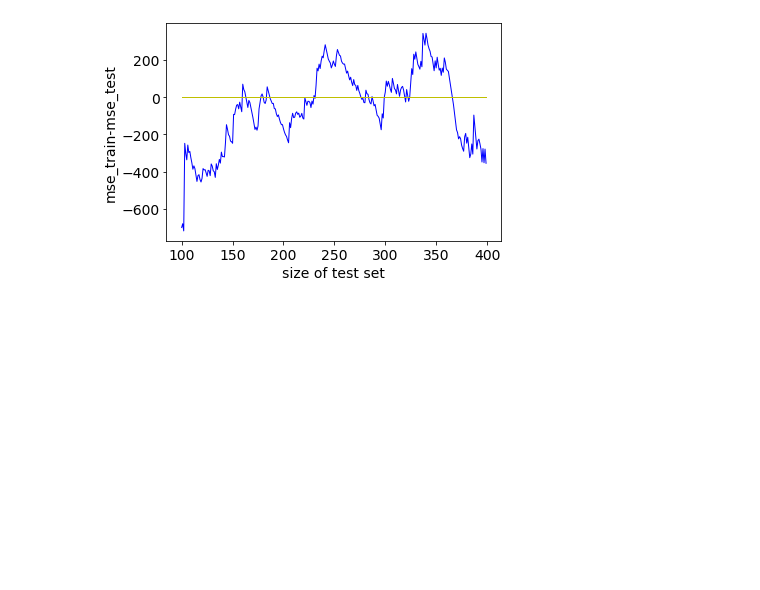
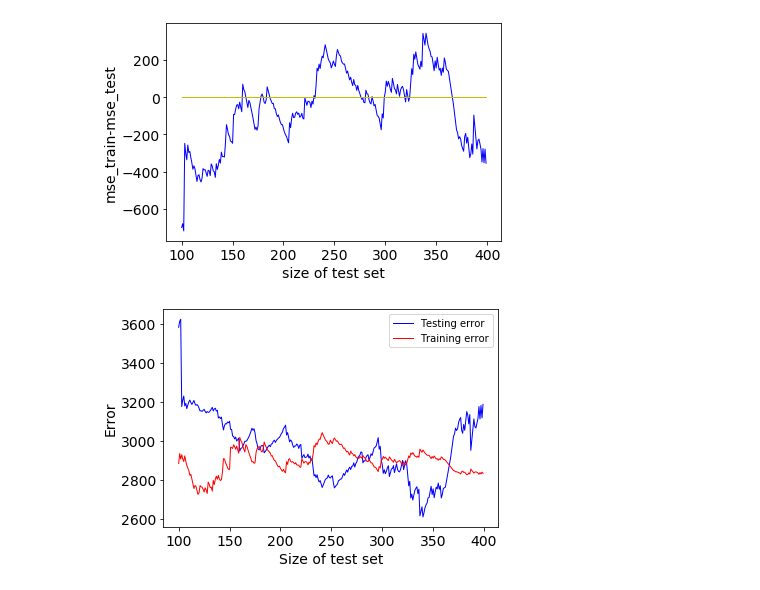
Before and after one commit to LakhiCharanMahato/Predicting_Progression_of_Diabetes, a Jupyter notebook: Linear Regression/Least Squares.ipynb, the cells around one changed output. Saved outputs shown, nothing was run; the diff lists cells and outputs as text; code cells hidden in the pictures; blank space fills up the shorter version.

```diff
--- a/Linear Regression/Least Squares.ipynb
+++ b/Linear Regression/Least Squares.ipynb
@@ -153,6 +153,8 @@ def split_data(n_train):
     return trainx, trainy, testx, testy
 # %%
 differ=[]
+msetrlist=[]
+msetelist=[]
 for i in range(100,400):
     trainx, trainy, testx, testy = split_data(i)
     regr = feature_subset_regression(trainx,trainy,range(0,10))
@@ -160,6 +162,8 @@ for i in range(100,400):
     mse_test=mean_squared_error(testy, regr.predict(testx))
     diff=mse_train-mse_test
     differ.append(diff)
+    msetrlist.append(mse_train)
+    msetelist.append(mse_test)
 
 zerol=[0]*300
 plt.plot(range(100,400), differ, 'b-', linewidth=1)
@@ -169,3 +173,14 @@ plt.ylabel('mse_train-mse_test', fontsize=14)
 plt.show()
 # %% [output]
 [figure]
+# %%
+zerol=[0]*300
+plt.plot(range(100,400), msetelist, 'b-', linewidth=1, label="Testing error")
+plt.plot(range(100,400), msetrlist, 'r-', linewidth=1, label="Training error")
+#plt.plot(range(100,400),zerol , 'y-', linewidth=1)
+plt.xlabel('Size of test set', fontsize=14)
+plt.ylabel('Error', fontsize=14)
+plt.legend()
+plt.show()
+# %% [output]
+[figure, added]
```
